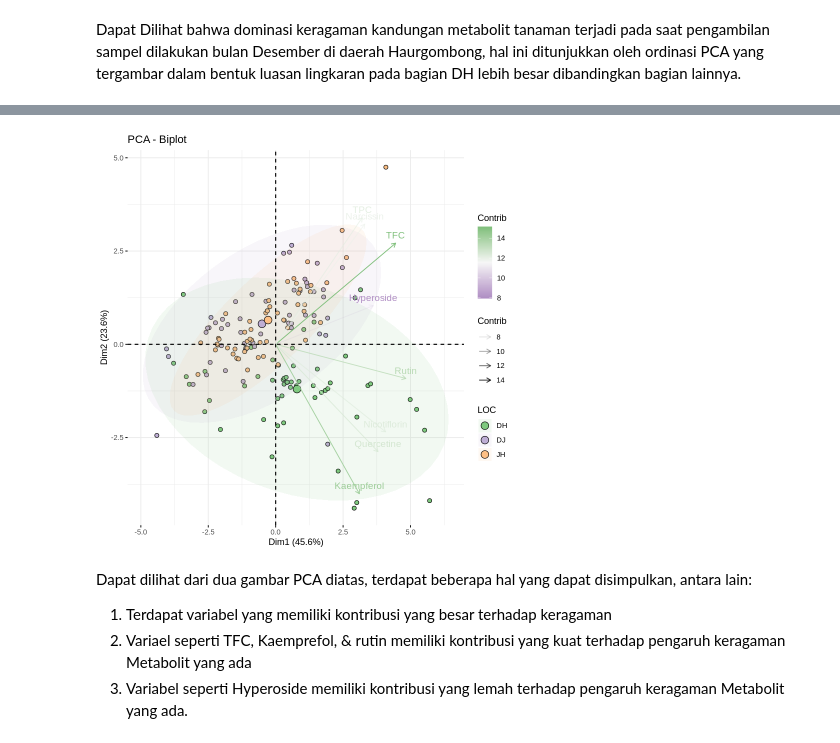
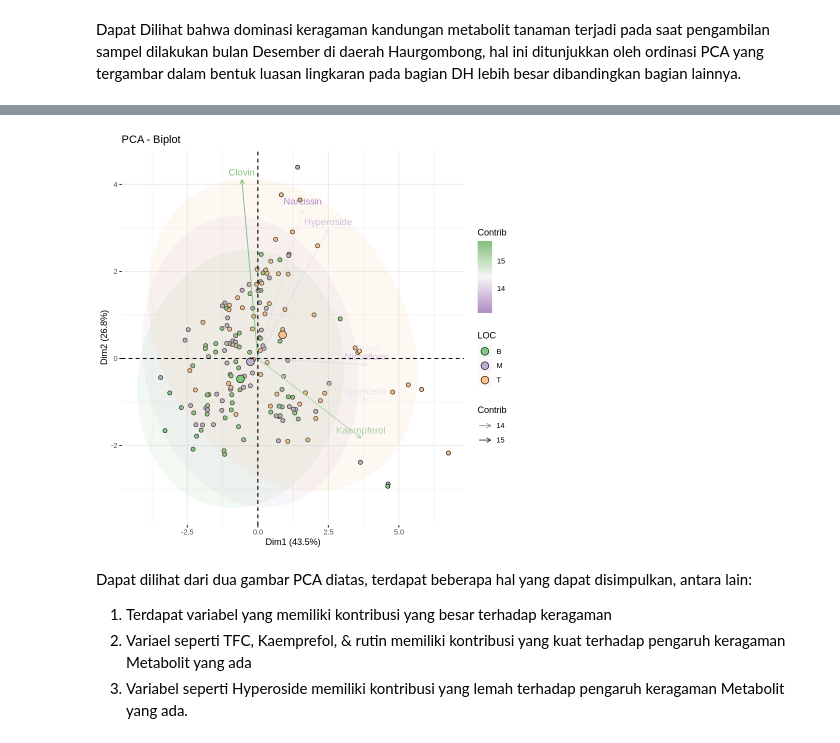
Before and after one commit to andrewrudnell/Data-analytic-Pak-Agung-, a Jupyter notebook: Data_pak_Agung_Metabolobic_Analytic_(TPC_TFC).ipynb, the cells around one changed output, grey strips where cells are left out. Cells and saved outputs as stored; diff of their text form; code cells hidden in the pictures.

```diff
--- a/Data_pak_Agung_Metabolobic_Analytic_(TPC_TFC).ipynb
+++ b/Data_pak_Agung_Metabolobic_Analytic_(TPC_TFC).ipynb
@@ -200,20 +200,20 @@ fviz_pca_biplot(iris.pca,
 # %%
 fviz_pca_biplot(iris.pca,
                 # Individuals
                 geom.ind = "point",
-                fill.ind = df$Loc, col.ind = "black",
+                fill.ind = df$Position, col.ind = "black",
                 pointshape = 21, pointsize = 2,
                 palette = "Accent",
                 addEllipses = TRUE,
                 # Variables
                 alpha.var ="contrib", col.var = "contrib",
                 gradient.cols = "PRGn",
 
                 legend.title = list(fill = "LOC", color = "Contrib",
                                     alpha = "Contrib")
                 )
 # %% [output]
-[figure, old version]
+[figure, new version]
 # %% [markdown]
 Dapat dilihat dari dua gambar PCA diatas, terdapat beberapa hal yang dapat disimpulkan, antara lain:
 1. Terdapat variabel yang memiliki kontribusi yang besar terhadap keragaman
```
Also changed, not shown: parts of 15 cells of this notebook.
